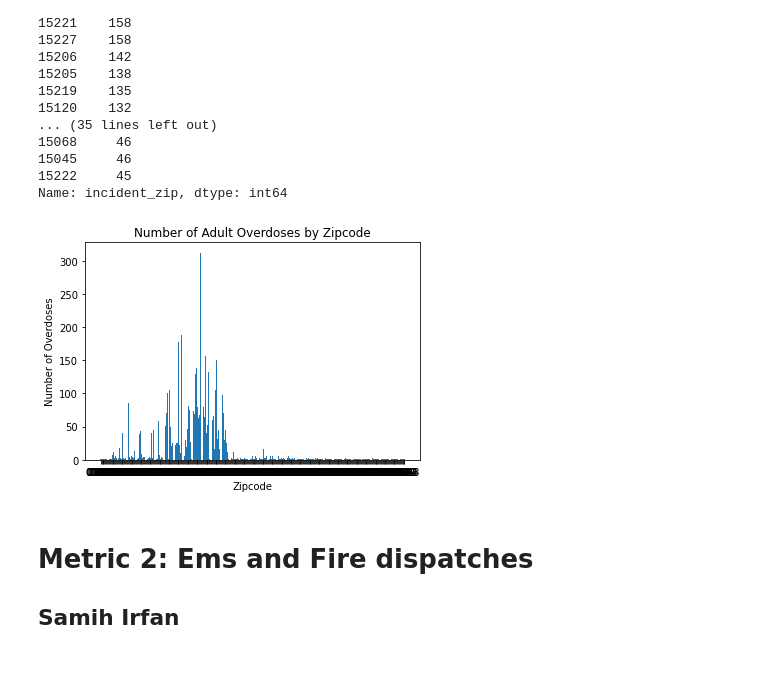
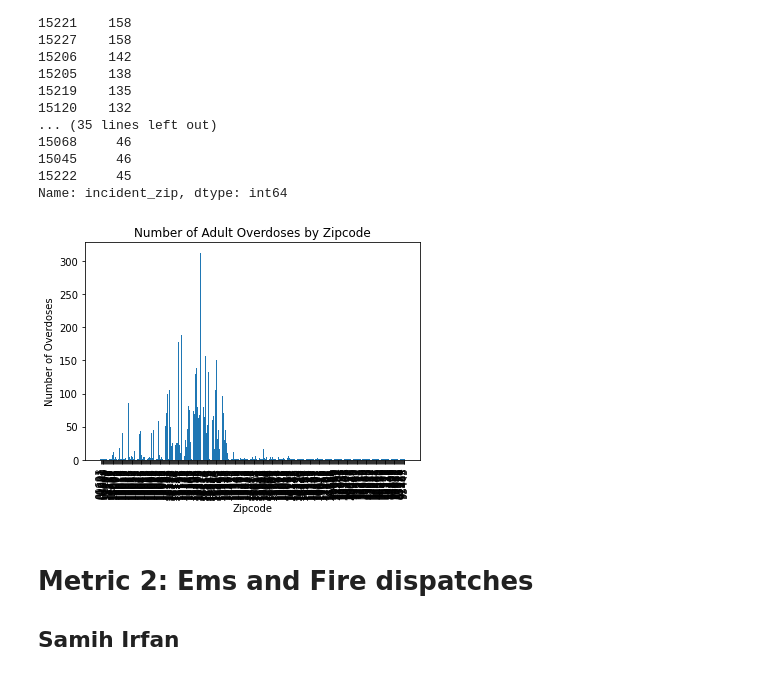
Before and after one commit to sirfan123/Safest-Neighborhood-in-Pittsburgh, a Jupyter notebook: finalNotebook.ipynb, the cells around one changed output. Saved outputs shown, nothing was run; the diff lists cells and outputs as text; code cells hidden in the pictures.

```diff
--- a/finalNotebook.ipynb
+++ b/finalNotebook.ipynb
@@ -52,24 +52,28 @@ typeOf.head(50)
 15222     45
 Name: incident_zip, dtype: int64
 # %%
-# creating a graph of the same data
+
 # Load the data from CSV file
 data = pd.read_csv('fatal_overdoses.csv')
 
 # Filter data to only include adult overdose cases
 adult_data = data[data["age"] >= 25]
 
 # Group data by zipcode and count the number of cases
 zipcode_data = adult_data.groupby("incident_zip")["incident_zip"].count().reset_index(name='Overdose Cases')
 
 # Create a bar plot of the data
 plt.bar(zipcode_data["incident_zip"], zipcode_data["Overdose Cases"])
 plt.xlabel("Zipcode")
 plt.ylabel("Number of Overdoses")
 plt.title("Number of Adult Overdoses by Zipcode")
+
+# Rotate x-axis labels
+plt.xticks(rotation=90)
+
 plt.show()
 # %% [output]
-[figure, old version]
+[figure, new version]
 # %% [markdown]
 # Metric 2: Ems and Fire dispatches
 
```
Also changed, not shown: parts of 2 cells of this notebook.
